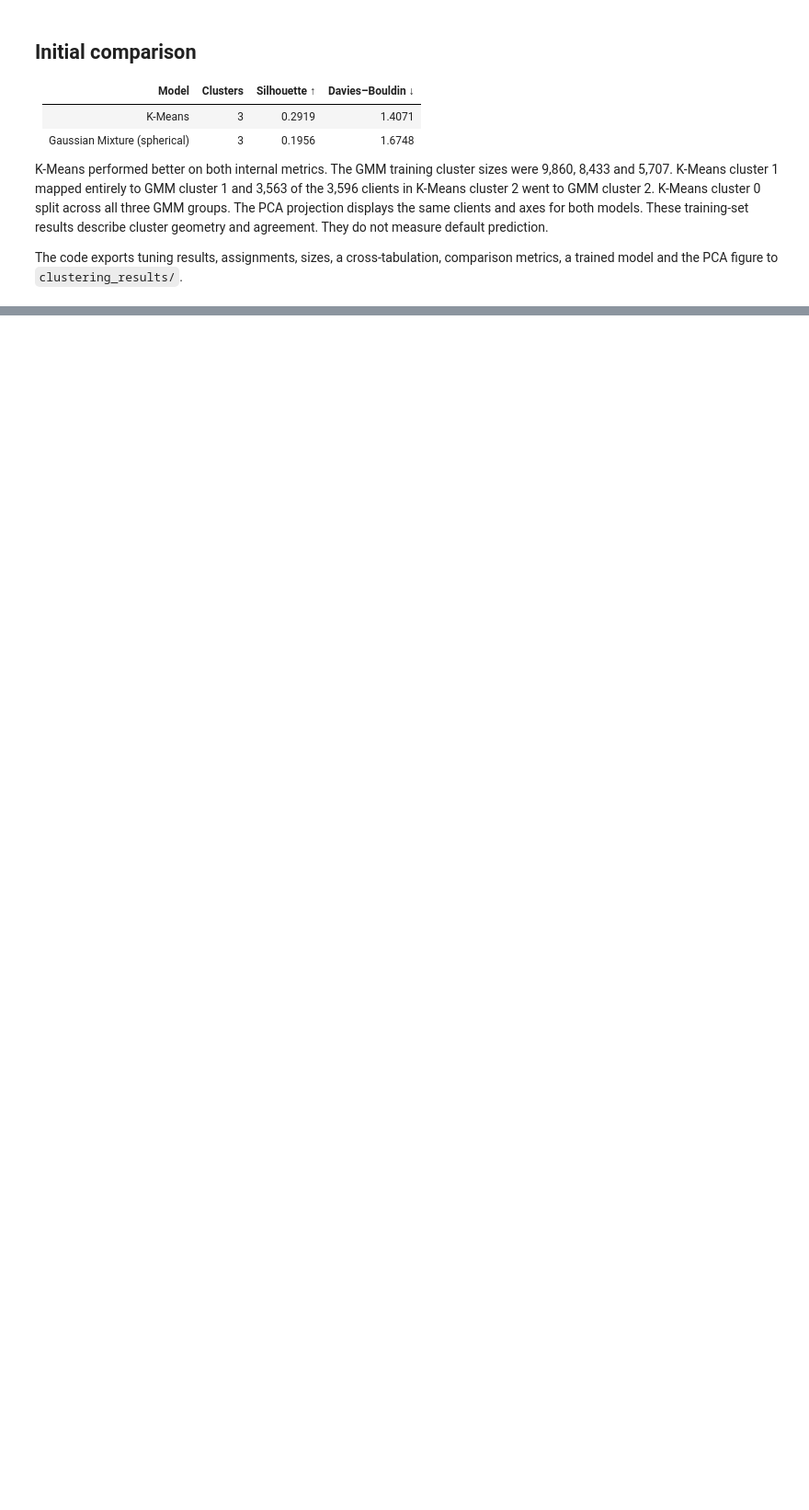
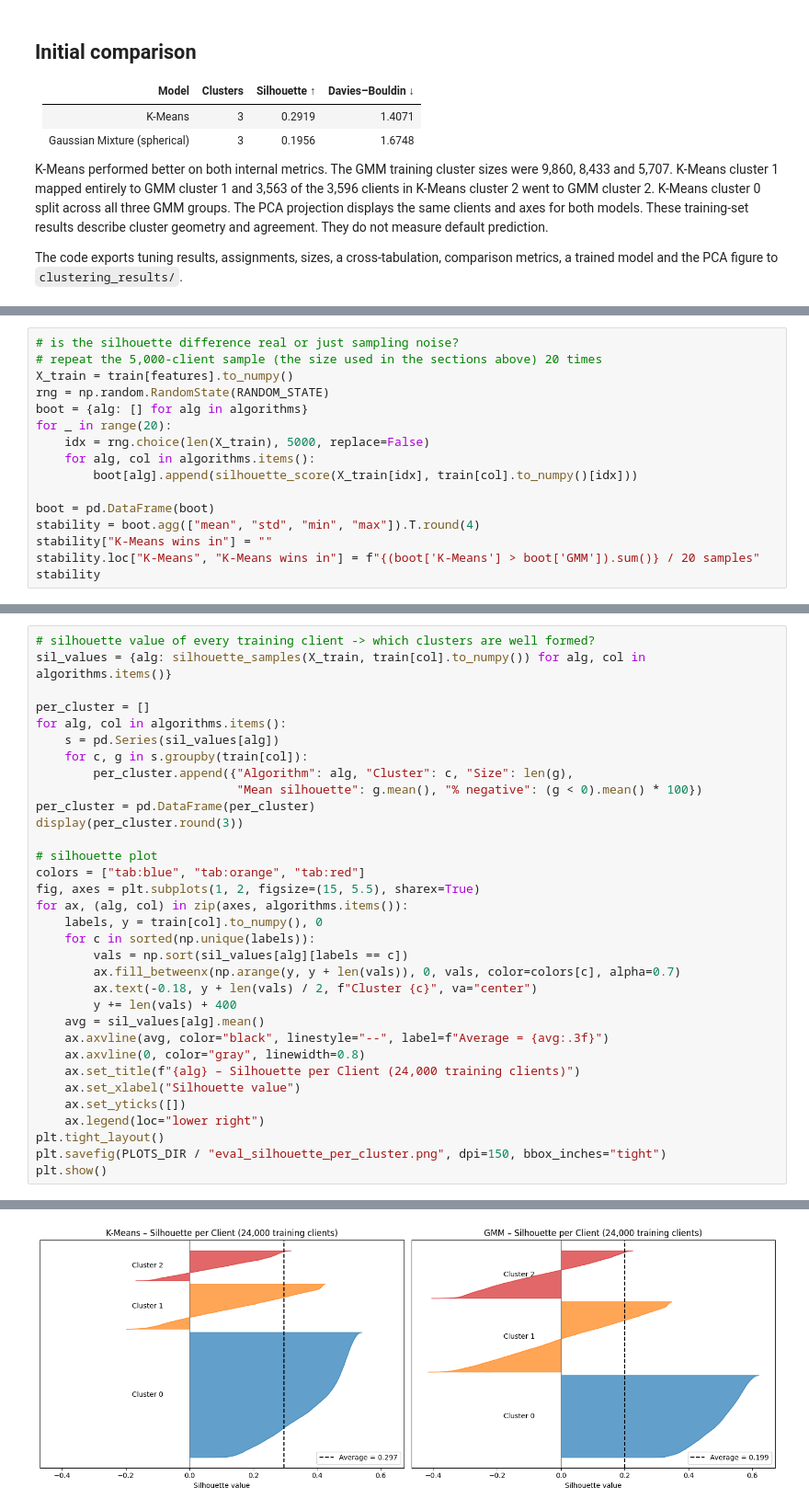
Before and after one commit to r-raghad/SWE485-Project-Group1, a Jupyter notebook: Phase2_Unsupervised_Learning.ipynb, the cells around one changed output, grey strips where cells are left out. Shown at 92% size. Cells and saved outputs as stored; diff of their text form; blank space fills up the shorter version.

```diff
--- a/Phase2_Unsupervised_Learning.ipynb
+++ b/Phase2_Unsupervised_Learning.ipynb
@@ -528,0 +654,16 @@ The code exports tuning results, assignments, sizes, a cross-tabulation, compari
+# %%
+# is the silhouette difference real or just sampling noise?
+# repeat the 5,000-client sample (the size used in the sections above) 20 times
+X_train = train[features].to_numpy()
+rng = np.random.RandomState(RANDOM_STATE)
+boot = {alg: [] for alg in algorithms}
+for _ in range(20):
+    idx = rng.choice(len(X_train), 5000, replace=False)
+    for alg, col in algorithms.items():
+        boot[alg].append(silhouette_score(X_train[idx], train[col].to_numpy()[idx]))
+
+boot = pd.DataFrame(boot)
+stability = boot.agg(["mean", "std", "min", "max"]).T.round(4)
+stability["K-Means wins in"] = ""
+stability.loc["K-Means", "K-Means wins in"] = f"{(boot['K-Means'] > boot['GMM']).sum()} / 20 samples"
+stability
@@ -528,0 +679,34 @@ The code exports tuning results, assignments, sizes, a cross-tabulation, compari
+# %%
+# silhouette value of every training client -> which clusters are well formed?
+sil_values = {alg: silhouette_samples(X_train, train[col].to_numpy()) for alg, col in algorithms.items()}
+
+per_cluster = []
+for alg, col in algorithms.items():
+    s = pd.Series(sil_values[alg])
+    for c, g in s.groupby(train[col]):
+        per_cluster.append({"Algorithm": alg, "Cluster": c, "Size": len(g),
+                            "Mean silhouette": g.mean(), "% negative": (g < 0).mean() * 100})
+per_cluster = pd.DataFrame(per_cluster)
+display(per_cluster.round(3))
+
+# silhouette plot
+colors = ["tab:blue", "tab:orange", "tab:red"]
+fig, axes = plt.subplots(1, 2, figsize=(15, 5.5), sharex=True)
+for ax, (alg, col) in zip(axes, algorithms.items()):
+    labels, y = train[col].to_numpy(), 0
+    for c in sorted(np.unique(labels)):
+        vals = np.sort(sil_values[alg][labels == c])
+        ax.fill_betweenx(np.arange(y, y + len(vals)), 0, vals, color=colors[c], alpha=0.7)
+        ax.text(-0.18, y + len(vals) / 2, f"Cluster {c}", va="center")
+        y += len(vals) + 400
+    avg = sil_values[alg].mean()
+    ax.axvline(avg, color="black", linestyle="--", label=f"Average = {avg:.3f}")
+    ax.axvline(0, color="gray", linewidth=0.8)
+    ax.set_title(f"{alg} – Silhouette per Client (24,000 training clients)")
+    ax.set_xlabel("Silhouette value")
+    ax.set_yticks([])
+    ax.legend(loc="lower right")
+plt.tight_layout()
+plt.savefig(PLOTS_DIR / "eval_silhouette_per_cluster.png", dpi=150, bbox_inches="tight")
+plt.show()
+# %% [output]
@@ -528,0 +720 @@ The code exports tuning results, assignments, sizes, a cross-tabulation, compari
+[figure, added]
```
Also changed, not shown: parts of 40 cells of this notebook, 12 other files.
